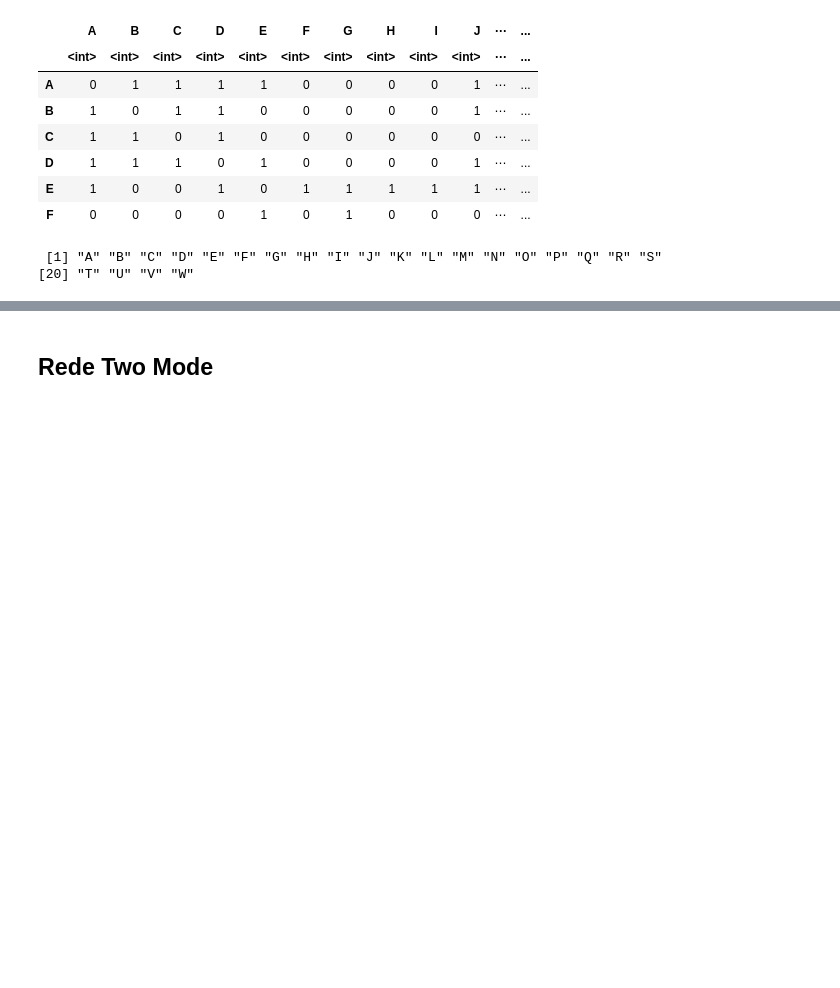
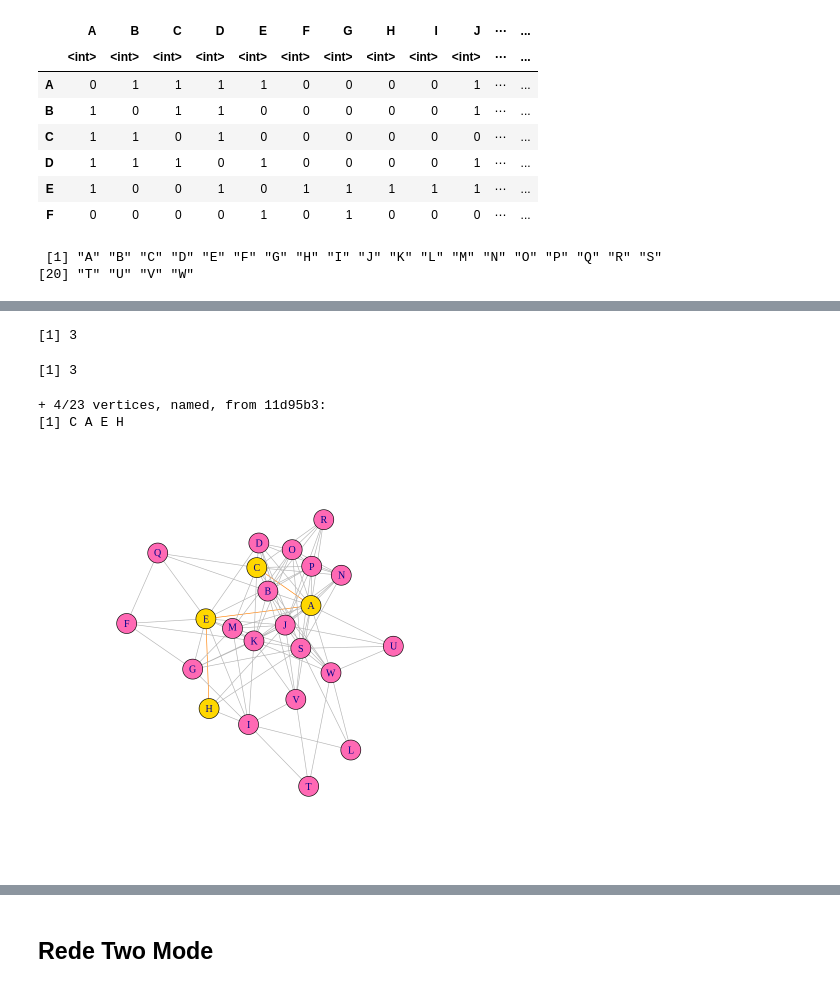
Before and after one commit to ramonferrari/mpgc_ti, a Jupyter notebook: BDADS_2S2023_Tarefa_Aulas_5_e_6.ipynb, the cells around one changed output, grey strips where cells are left out. Cells and saved outputs as stored; diff of their text form; code cells hidden in the pictures; blank space fills up the shorter version.

```diff
--- a/BDADS_2S2023_Tarefa_Aulas_5_e_6.ipynb
+++ b/BDADS_2S2023_Tarefa_Aulas_5_e_6.ipynb
@@ -183,0 +339,21 @@ A matrix: 10 × 10 of type dbl
+# %%
+diameter(g1)
+diameter(g1, directed=F, weights=NA)
+get_diameter(g1, directed=F)
+
+# Gráfico diâmetro
+diam <- get_diameter(g1, directed=F)
+vcol <- rep("hotpink", vcount(g1))
+vcol[diam] <- "gold"
+ecol <- rep("gray70", ecount(g1))
+ecol[E(g1, path=diam)] <- "darkorange1"
+# E(net, path=diam) finds edges along a path, here 'diam'
+
+set.seed(0013)
+plot(g1, vertex.color=vcol, edge.color=ecol, edge.arrow.mode=0)
+# %% [output]
+[1] 3
+[1] 3
++ 4/23 vertices, named, from 11d95b3:
+[1] C A E H
+[figure, added]
```
Also changed, not shown: parts of 47 cells of this notebook.
